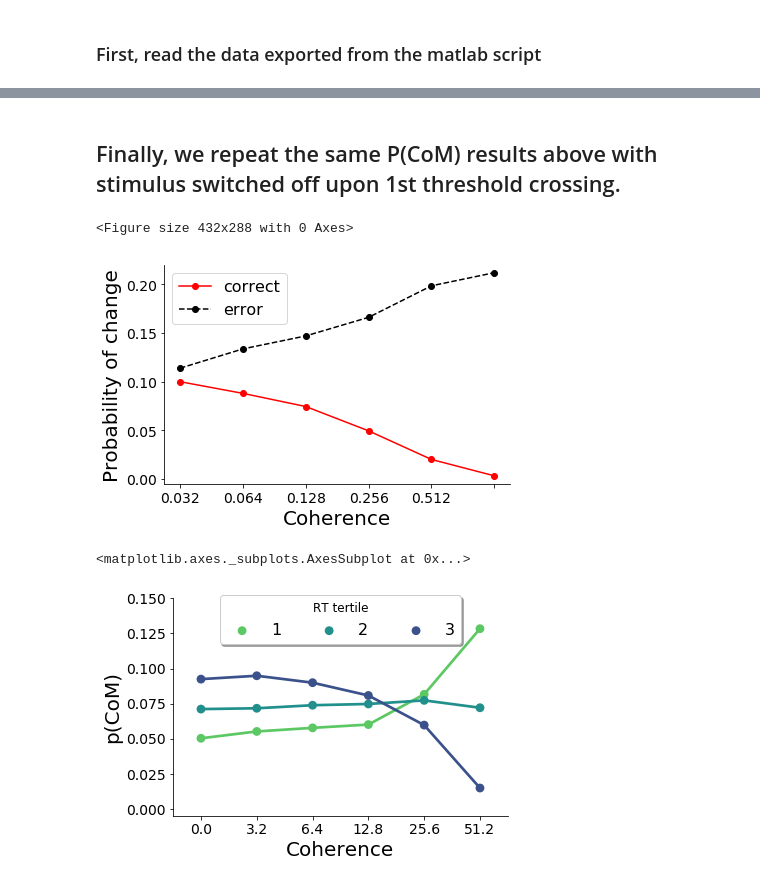
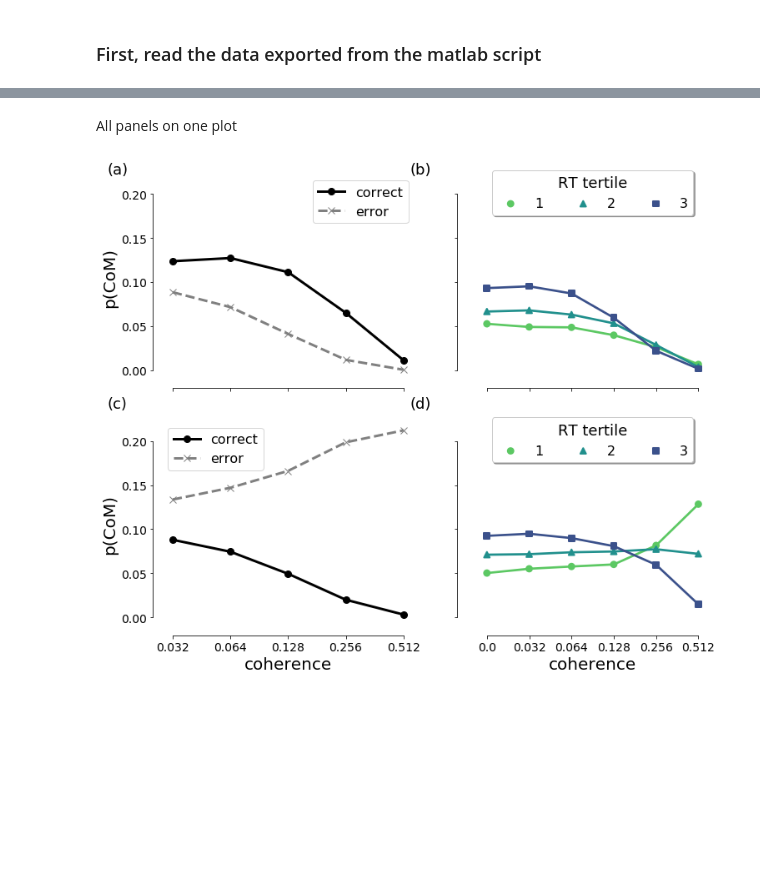
Before and after one commit to nidstigator/com_fixed_duration, a Jupyter notebook: data_analysis/eDDM.ipynb, the cells around one changed output, grey strips where cells are left out. Drawn from its saved outputs; the diff is of its cells as text; code cells hidden in the pictures; blank space fills up the shorter version.

Commit message:
eDDM results updated

```diff
--- a/data_analysis/eDDM.ipynb
+++ b/data_analysis/eDDM.ipynb
@@ -121,7 +86,0 @@ def plot_p_com_vs_var_ci(data, var, filename, palette='viridis_r', n_threshold=0
-# %%
-filename = 'eDDM_tertiles.png'
-eDDM_tertiles['RT tertile'] = pd.qcut(eDDM_tertiles['hand_IT'], 3, labels=[1, 2,3])
-eDDM_tertiles['is_com'] = eDDM_tertiles['is_com'].astype('bool')
-
-fig, axes = plt.subplots(ncols=1)
-plot_p_com_vs_var_ci(eDDM_tertiles, 'RT tertile', filename, n_threshold=10, ax=axes)
@@ -131,18 +87,31 @@ plot_p_com_vs_var_ci(eDDM_tertiles, 'RT tertile', filename, n_threshold=10, ax=a
-# %% [markdown]
-## Finally, we repeat the same P(CoM) results above with stimulus switched off upon 1st threshold crossing.
-# %%
-filename = 'eDDM_stim_off_pcom.png'
-plot_eDDM_p_com(eDDM_stim_off_pcom, filename)
-# %% [output]
-<Figure size 432x288 with 0 Axes>
-[figure, removed]
-# %%
-filename = 'eDDM_stim_off_tertiles.png'
-eDDM_stim_off_tertiles['RT tertile'] = pd.qcut(eDDM_stim_off_tertiles['hand_IT'], 3, labels=[1, 2,3])
-eDDM_stim_off_tertiles['is_com'] = eDDM_stim_off_tertiles['is_com'].astype('bool')
-
-fig, axes = plt.subplots(ncols=1)
-plot_p_com_vs_var_ci(eDDM_stim_off_tertiles, 'RT tertile', filename, n_threshold=10, ax=axes)
-# %% [output]
-<matplotlib.axes._subplots.AxesSubplot at 0x...>
-[figure, removed]
+# %% [markdown]
+All panels on one plot
+# %%
+fig, ((ax1, ax2), (ax3, ax4)) = plt.subplots(2, 2, figsize=(12, 10), sharex='col', sharey=True)
+
+# plot_eDDM_rt(ax1, eDDM_response_times)
+plot_eDDM_p_com(ax1, eDDM_pcom)
+plot_p_com_vs_var_ci(ax2, eDDM_tertiles, 'RT tertile', n_threshold=10)
+# Here we report the same P(CoM) results  with stimulus switched off upon 1st threshold crossing.
+plot_eDDM_p_com(ax3, eDDM_stim_off_pcom)
+plot_p_com_vs_var_ci(ax4, eDDM_stim_off_tertiles, 'RT tertile', n_threshold=10)
+
+ax1.set_xlabel('')
+ax2.set_xlabel('')
+ax3.set_xlabel('coherence')
+ax4.set_xlabel('coherence')
+
+ax1.set_ylabel('p(CoM)')
+ax2.set_ylabel('')
+ax3.set_ylabel('p(CoM)')
+ax4.set_ylabel('')
+
+fig.text(0.05, 0.88, '(a)', fontsize=18)
+fig.text(0.47, 0.88, '(b)', fontsize=18)
+fig.text(0.05, 0.49, '(c)', fontsize=18)
+fig.text(0.47, 0.49, '(d)', fontsize=18)
+
+sns.despine(trim=True, offset=10)
+plt.savefig(os.path.join(figure_path, 'eddm_results') , bbox_inches='tight')
+# %% [output]
+[figure, added]
```
Also changed, not shown: parts of 12 cells of this notebook, 2 other files.
